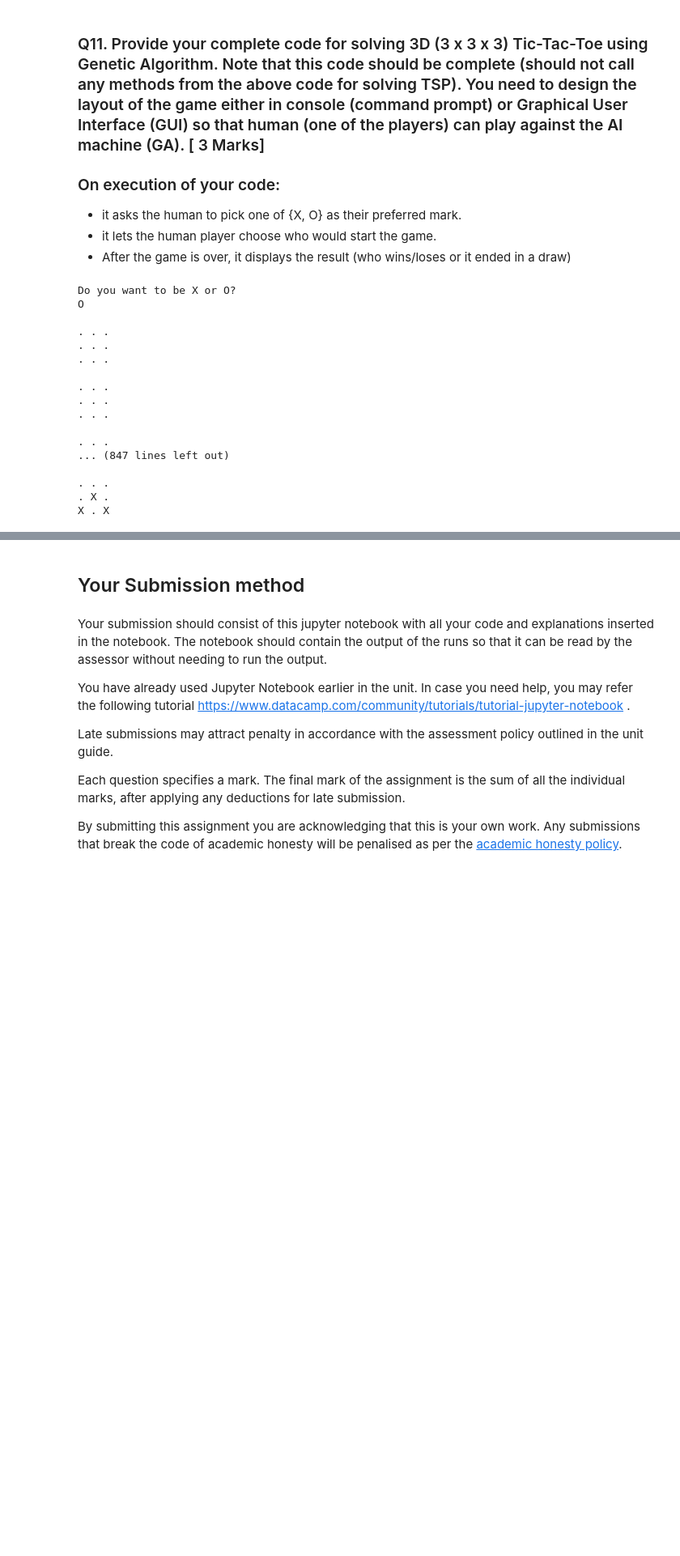
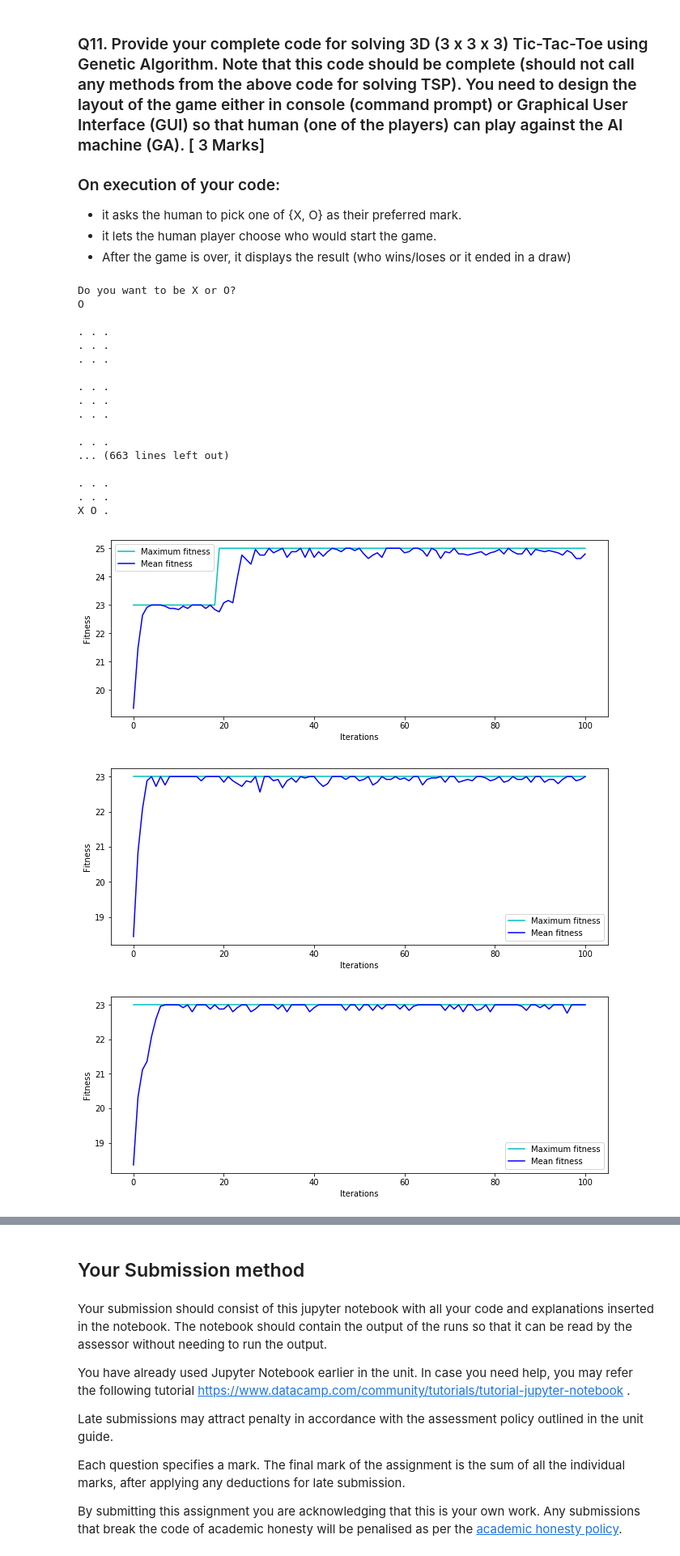
Before and after one commit to WillKaan/comp329Ass2, a Jupyter notebook: COMP329_Assignment_2_Specification_Final.ipynb, the cells around one changed output, grey strips where cells are left out. Shown at 81% size. Drawn from its saved outputs; the diff is of its cells as text; code cells hidden in the pictures; blank space fills up the shorter version.

```diff
--- a/COMP329_Assignment_2_Specification_Final.ipynb
+++ b/COMP329_Assignment_2_Specification_Final.ipynb
@@ -531,7 +514,6 @@ def GA_TIC_TAC_AI(game):
                  toolbox.individual)
 
     ## Use fitness function
-    hof = tools.HallOfFame(1)
     toolbox.register("evaluate",game.evaluation)
     toolbox.register("mate", tools.cxUniform,indpb=0.1)
     toolbox.register("mutate", tools.mutShuffleIndexes, indpb=0.05)
@@ -541,11 +523,11 @@ def GA_TIC_TAC_AI(game):
     fit_stats.register('mean', numpy.mean)
     fit_stats.register('max', numpy.max)
 
-    pop = toolbox.population(n=150)
+    pop = toolbox.population(n=50)
 
     pop, log = algorithms.eaSimple(pop, toolbox,
-                                  cxpb=0.0, mutpb=0.3,
-                                  ngen=250, verbose=True,halloffame=hof,
+                                  cxpb=0.0, mutpb=0.1,
+                                  ngen=100, verbose=True,
                                       stats=fit_stats)
 
     plt.figure(figsize=(11, 4))
@@ -556,7 +538,7 @@ def GA_TIC_TAC_AI(game):
     print(best, best.fitness)
     return best[0]
 # %%
-## Put your complete code here.
+# Put your complete code here.
 # This is a variant of the Tic Tac Toe recipe given in the easyAI library
 
 from easyAI import TwoPlayersGame, AI_Player, Negamax
@@ -567,9 +549,10 @@ class GameController(TwoPlayersGame):
     def __init__(self, players):
         # Define the players
         self.players = players
-
-        self.nplayer = 1
-
+        if (players[0] == Human_Player()):
+            self.nplayer = 1
+        else:
+            self.nplayer = 2
         # Define the board
         self.board = [0] * 27
 
@@ -580,7 +563,7 @@ class GameController(TwoPlayersGame):
 
     # Make a move
     def make_move(self, move):
-        self.board[int(move) - 1] = 1
+        self.board[int(move) - 1] = self.nplayer
 
     def makeLoss_Condition(self):
         combos = [[1,2,3], [4,5,6], [7,8,9], [1,4,7], [2,5,8], [3,6,9], [1,5,9], [3,5,7]]
@@ -651,39 +634,39 @@ class GameController(TwoPlayersGame):
                               for j in range(3)]))
 
     def make_move1(self, move, board):
-        board[int(move) - 1] = self.nplayer
+        board[int(move) - 1] = self.nopponent
         return board
 
     def make_move2(self, move, board):
-        board[int(move) - 1] = self.nopponent
+        board[int(move) - 1] =  self.nplayer
         return board
 
     def Testloss_condition2(self, board):
         possible_combinations = self.makeLoss_Condition()
 
-        return any([all([(board[i-1] == self.nopponent)
+        return any([all([(board[i-1] == self.player)
                 for i in combination]) for combination in possible_combinations])
 
     def Testloss_condition1(self, board):
         possible_combinations = self.makeLoss_Condition()
 
-        return any([all([(board[i-1] == self.nplayer)
+        return any([all([(board[i-1] == self.nopponent)
                 for i in combination]) for combination in possible_combinations])
 
     def evaluation(self,individual):
         i = 0
-        score = 5
+        score = 0
         fakeBoard = self.board.copy()
         while (i < len(individual)-1 ):
-            fakeBoard = self.make_move2(individual[i], fakeBoard)
-            if (self.Testloss_condition2(fakeBoard) and i == 0):
-                score += 200
+            fakeBoardOG = self.make_move2(individual[i], fakeBoard)
+            if (self.Testloss_condition2(fakeBoardOG)):
+                score = len(individual) - i + 1
                 break
-            elif (self.Testloss_condition2(fakeBoard)):
-                score += 15
-            fakeBoard = self.make_move1(individual[i+1],fakeBoard)
-            if (self.Testloss_condition1(fakeBoard)):
-                score -= 5
+            fakeBoardThem = self.make_move1(individual[i],fakeBoard)
+            if (self.Testloss_condition1(fakeBoardThem)):
+                score = len(individual) - i
+                break
+            fakeBoard = self.make_move1(individual[i+1], fakeBoardOG)
             i += 2
         return (score,)
 
@@ -693,33 +676,36 @@ class GameController(TwoPlayersGame):
 
 
 if __name__ == "__main__":
     # Define the algorithm
     #algorithm = GA_TIC_TAC_AI
     algo = GA_TIC_TAC_AI
     # Start the game
     letter = ''
     while not (letter == 'X' or letter == 'O'):
         print('Do you want to be X or O?')
         letter = input().upper()
     if (letter == 'O'):
         GameController([Human_Player(),AI_Player(algo)]).play()
     else:
         GameController([AI_Player(algo),Human_Player()]).play()
 # %% [output]
 Do you want to be X or O?
 O
 
 . . .
 . . .
 . . .
 
 . . .
 . . .
 . . .
 
 . . .
-... (847 lines left out)
+... (663 lines left out)
 
 . . .
-. X .
-X . X
+. . .
+X O .
+[figure, added]
+[figure, added]
+[figure, added]
```
Also changed, not shown: parts of 29 cells of this notebook.
